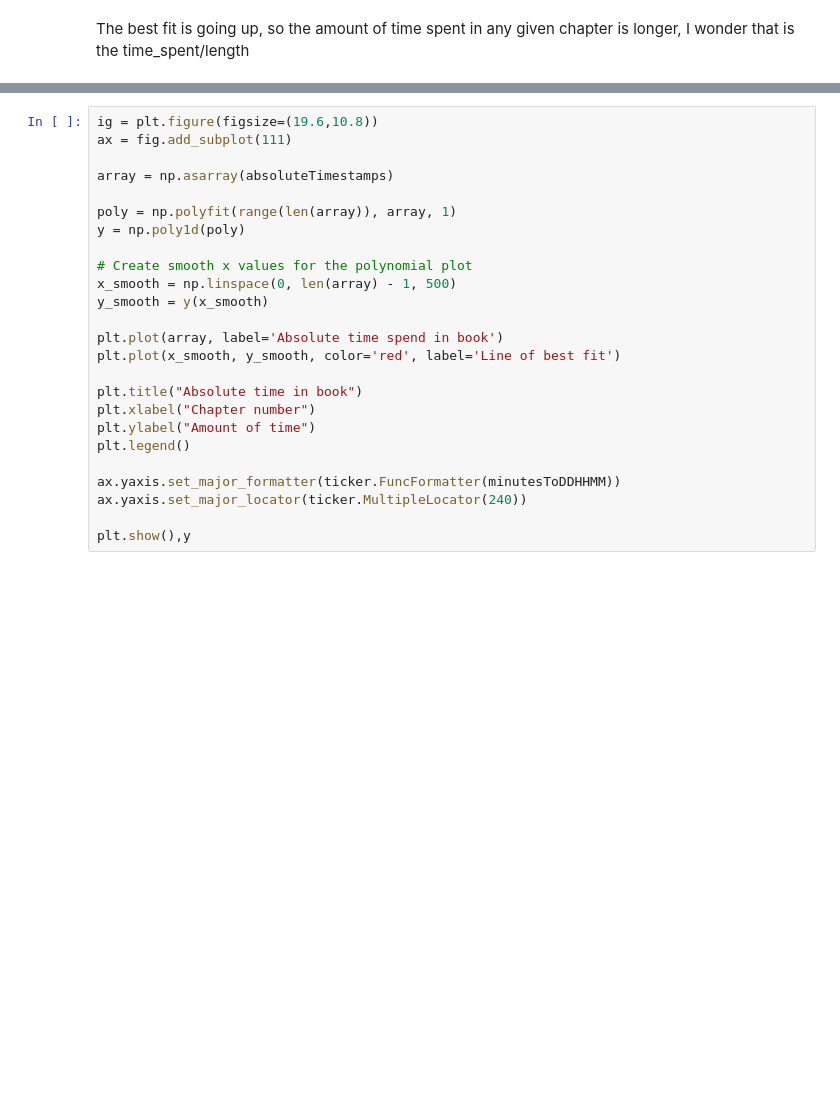
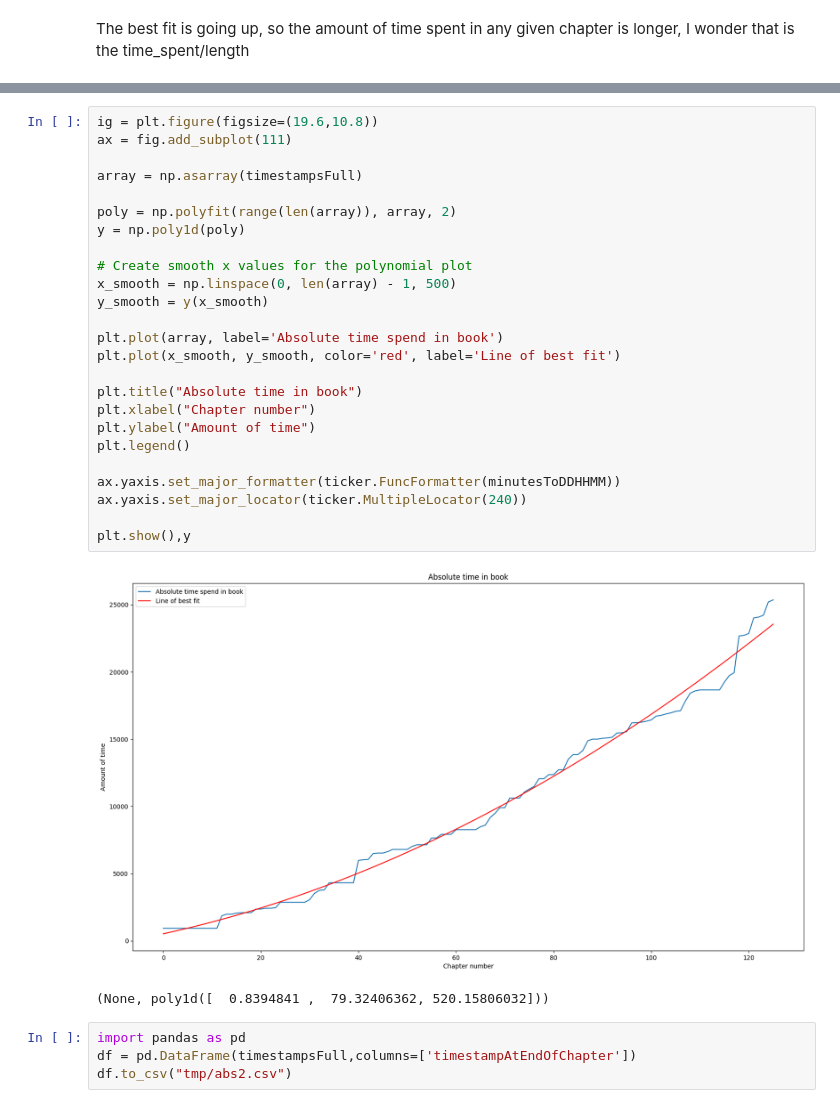
Before and after one commit to KekKom/WPAtaMS-Analyzer, a Jupyter notebook: analyzer.ipynb, the cells around one changed output, grey strips where cells are left out. Drawn from its saved outputs; the diff is of its cells as text; blank space fills up the shorter version.

```diff
--- a/analyzer.ipynb
+++ b/analyzer.ipynb
@@ -579,28 +695,35 @@ plt.bar(range(len(ratio)),ratio)
 # %%
 ig = plt.figure(figsize=(19.6,10.8))
 ax = fig.add_subplot(111)
 
-array = np.asarray(absoluteTimestamps)
+array = np.asarray(timestampsFull)
 
-poly = np.polyfit(range(len(array)), array, 1)
+poly = np.polyfit(range(len(array)), array, 2)
 y = np.poly1d(poly)
 
 # Create smooth x values for the polynomial plot
 x_smooth = np.linspace(0, len(array) - 1, 500)
 y_smooth = y(x_smooth)
 
 plt.plot(array, label='Absolute time spend in book')
 plt.plot(x_smooth, y_smooth, color='red', label='Line of best fit')
 
 plt.title("Absolute time in book")
 plt.xlabel("Chapter number")
 plt.ylabel("Amount of time")
 plt.legend()
 
 ax.yaxis.set_major_formatter(ticker.FuncFormatter(minutesToDDHHMM))
 ax.yaxis.set_major_locator(ticker.MultipleLocator(240))
 
 plt.show(),y
+# %% [output]
+[figure, added]
+(None, poly1d([  0.8394841 ,  79.32406362, 520.15806032]))
+# %%
+import pandas as pd
+df = pd.DataFrame(timestampsFull,columns=['timestampAtEndOfChapter'])
+df.to_csv("tmp/abs2.csv")
 # %%
 # Well TIL that RoyalRoad only uses html, not MD
 
```
Also changed, not shown: parts of 16 cells of this notebook.
